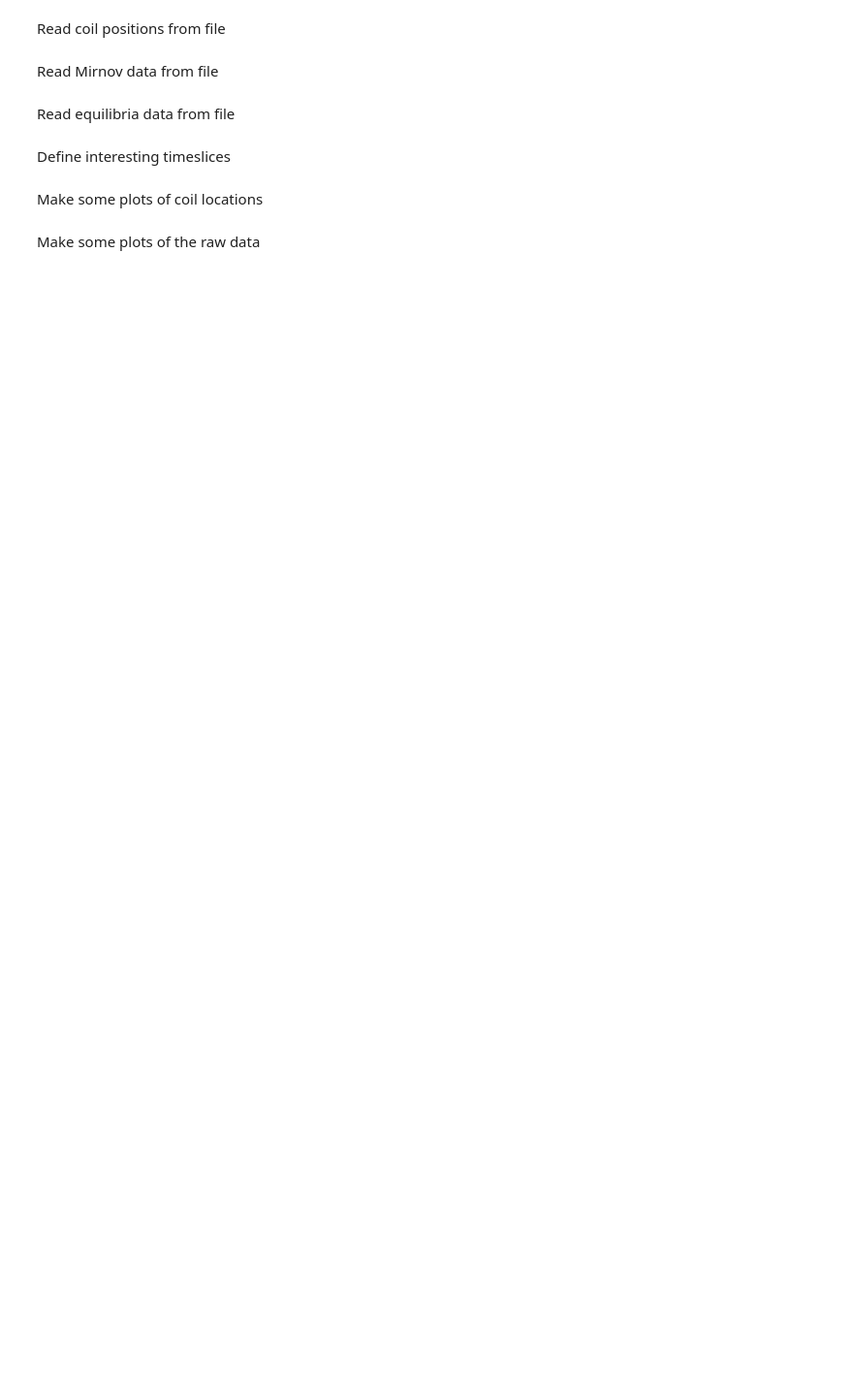
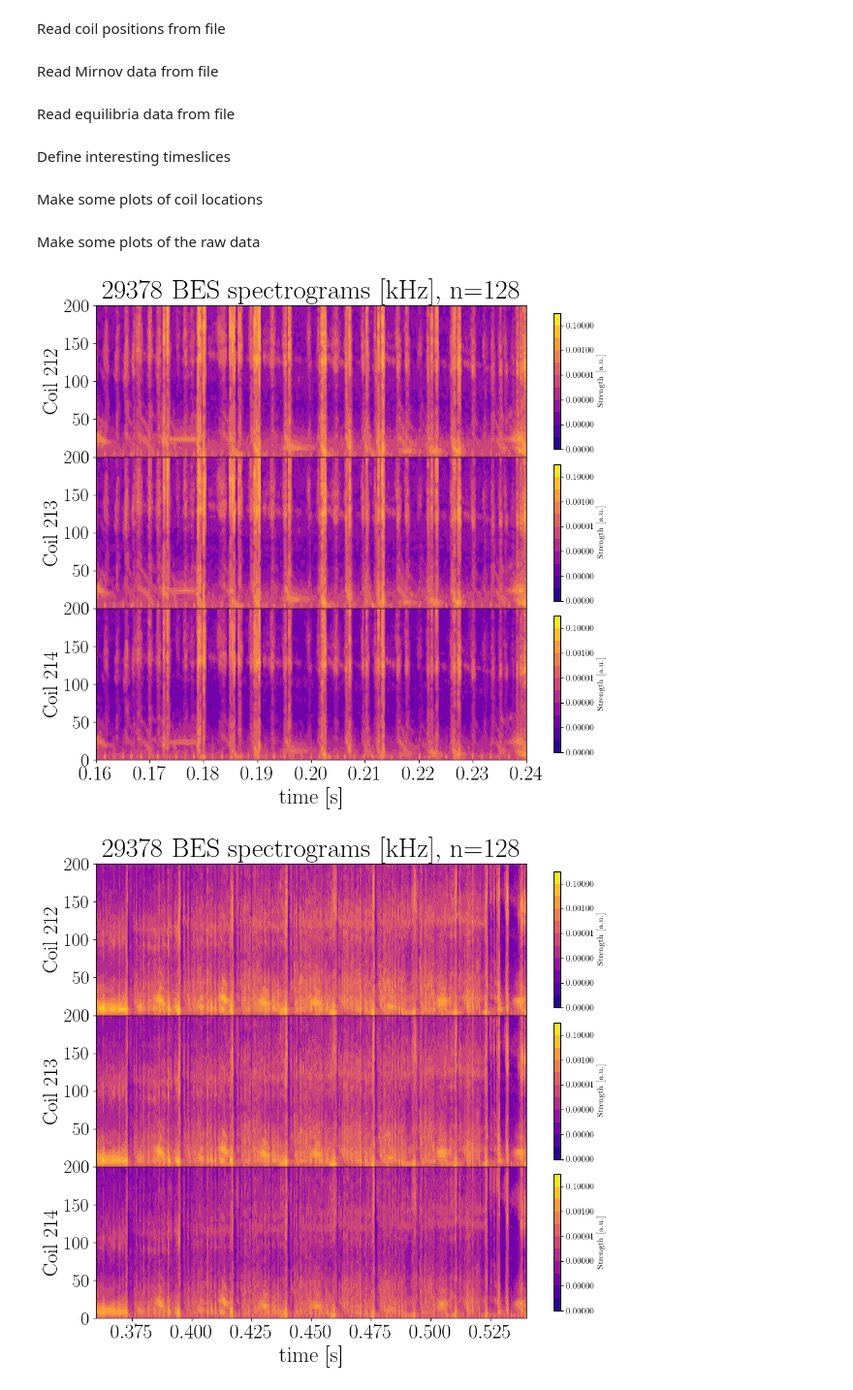
Before and after one commit to ajcaplan/Project_Work, a Jupyter notebook: Mirnov_code_local/Mirnov Testing.ipynb, the cells around one changed output. Shown: that part at 97% size. Saved outputs shown, nothing was run; the diff lists cells and outputs as text; code cells hidden in the pictures; blank space fills up the shorter version.

Commit message:
Mirnov dispersions, phase plots

```diff
--- a/Mirnov_code_local/Mirnov Testing.ipynb
+++ b/Mirnov_code_local/Mirnov Testing.ipynb
@@ -89,4 +90,7 @@ def plot_mirnov_spectrogram(
     plt.close()
 # %%
 for region in range(3):
-    plot_mirnov_spectrogram(29378, mirnov_time, mirnov_data, [i for i in range(4,7)], 7, "reg_" + str(region+1), timeslice=regions[region], save=True)
+    plot_mirnov_spectrogram(29378, mirnov_time, mirnov_data, [i for i in range(4,7)], 7, "reg_" + str(region+1), timeslice=regions[region], save=False)
+# %% [output]
+[figure, added]
+[figure, added]
```
Also changed, not shown: parts of 3 cells of this notebook, 3 other files.
